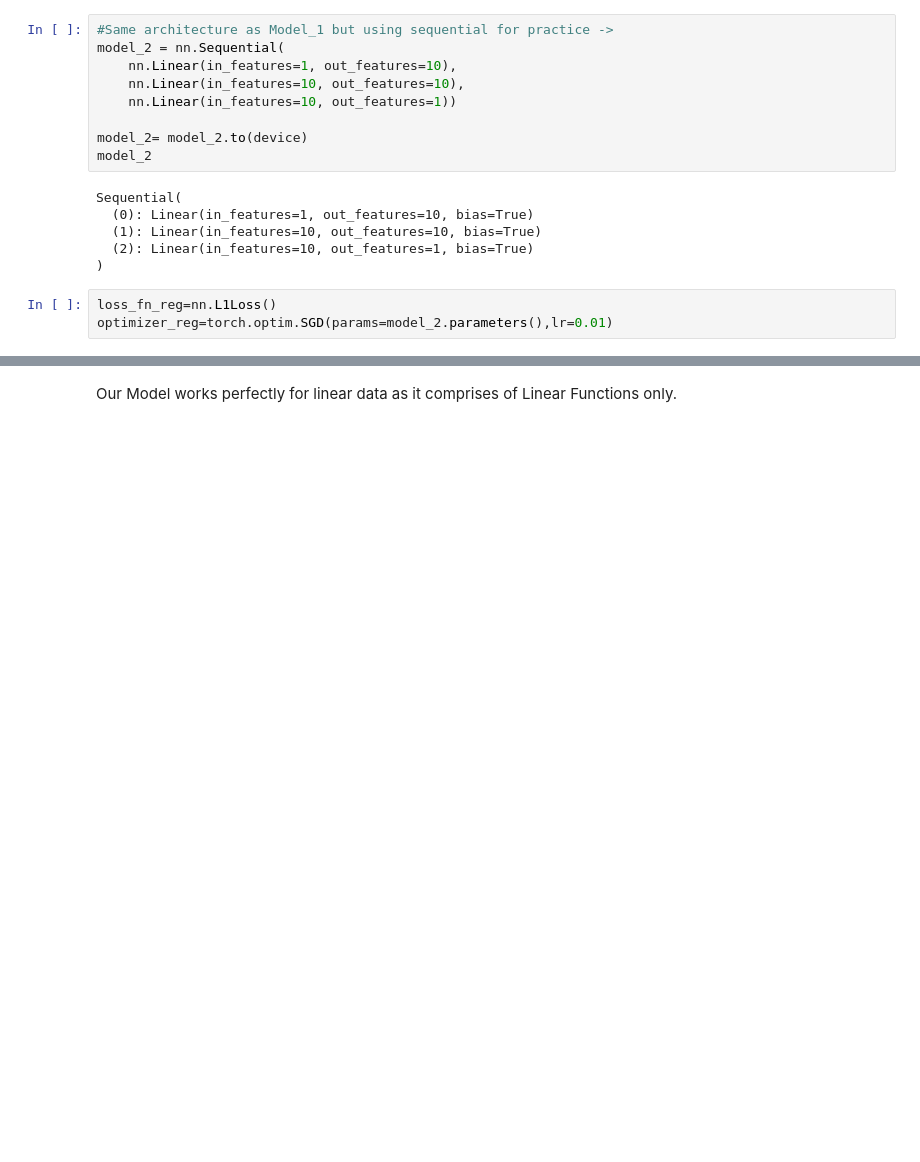
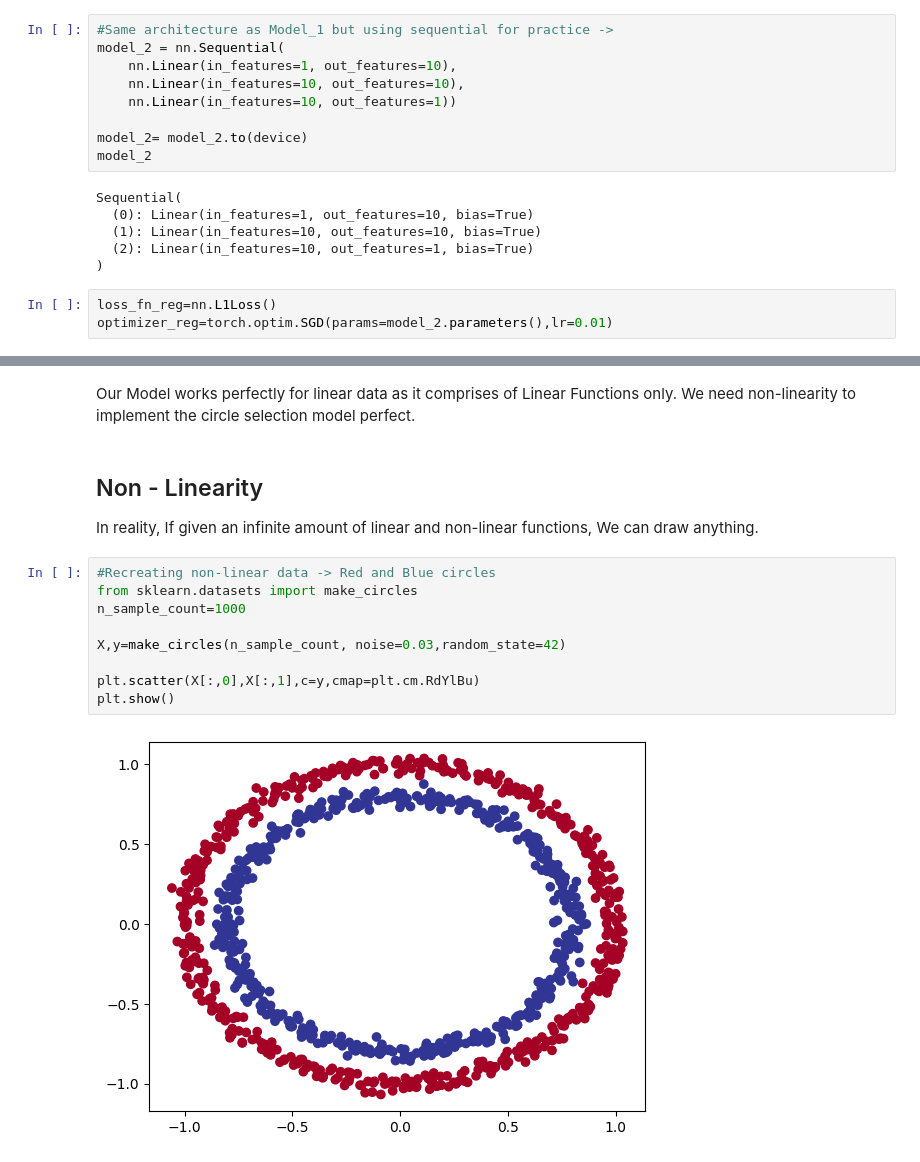
Before and after one commit to gauravmishraokok/learningPyTorch, a Jupyter notebook: 03_PyTorch Neural Network Classification/PyTorch_Neural_Network_Classification.ipynb, the cells around one changed output, grey strips where cells are left out. Drawn from its saved outputs; the diff is of its cells as text; blank space fills up the shorter version.

```diff
--- a/03_PyTorch Neural Network Classification/PyTorch_Neural_Network_Classification.ipynb
+++ b/03_PyTorch Neural Network Classification/PyTorch_Neural_Network_Classification.ipynb
@@ -769,2 +769,17 @@ plot_predictions(X_regression_train.cpu(),y_regression_train.cpu(),X_regression_
 # %% [markdown]
-Our Model works perfectly for linear data as it comprises of Linear Functions only.
+Our Model works perfectly for linear data as it comprises of Linear Functions only. We need non-linearity to implement the circle selection model perfect.
+# %% [markdown]
+## Non - Linearity
+
+In reality, If given an infinite amount of linear and non-linear functions, We can draw anything.
+# %%
+#Recreating non-linear data -> Red and Blue circles
+from sklearn.datasets import make_circles
+n_sample_count=1000
+
+X,y=make_circles(n_sample_count, noise=0.03,random_state=42)
+
+plt.scatter(X[:,0],X[:,1],c=y,cmap=plt.cm.RdYlBu)
+plt.show()
+# %% [output]
+[figure, added]
```
Also changed, not shown: parts of 39 cells of this notebook.
